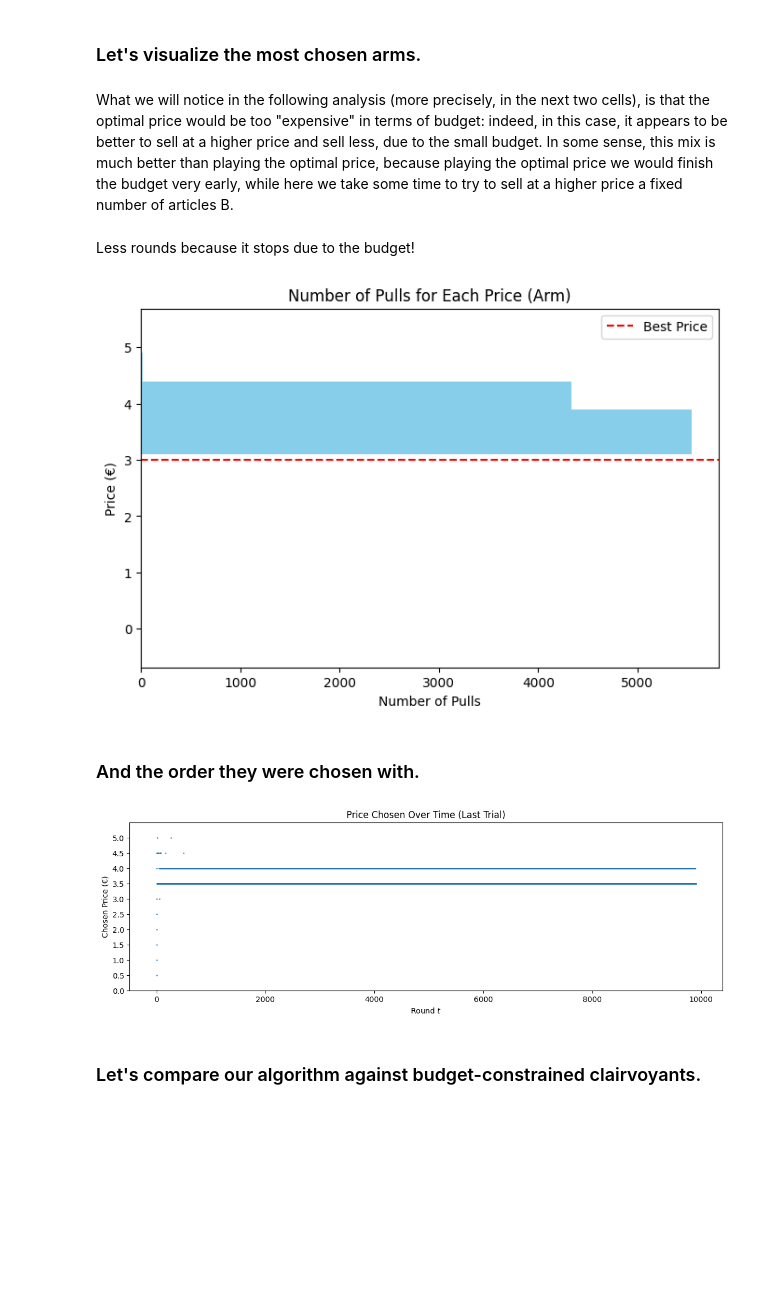
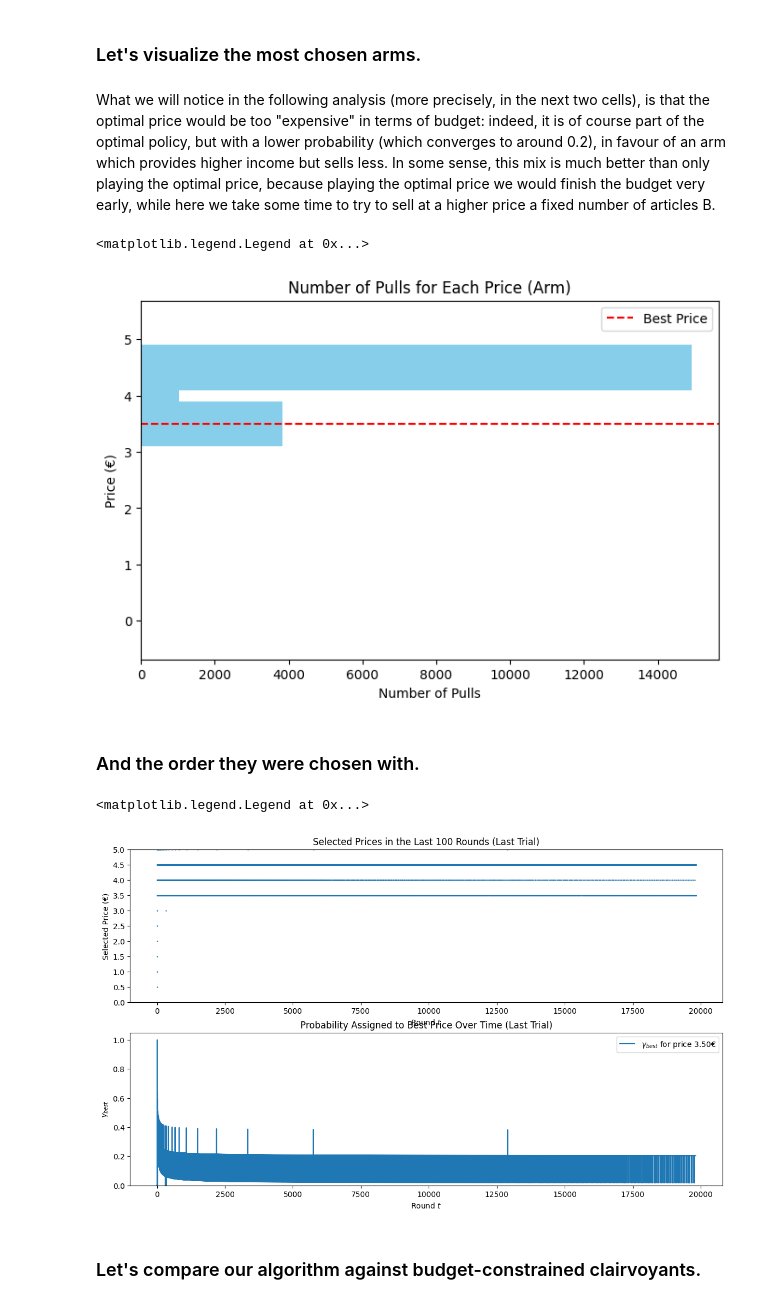
Before and after one commit to peetceenatoo/online-learning, a Jupyter notebook: R1.ipynb, the cells around one changed output. Drawn from its saved outputs; the diff is of its cells as text; code cells hidden in the pictures; blank space fills up the shorter version.

```diff
--- a/R1.ipynb
+++ b/R1.ipynb
@@ -175,3 +194,0 @@ Set up environment and agent.
-# %%
-# Initialize the stochastic environment
-env = PricingEnvironmentSingleProduct(cost=cost, mean_valuation=value, std_valuation=std_valuation, buyers_per_round=buyers_per_round)
@@ -343,15 +384,16 @@ inventory_per_trial = []
 expected_clairvoyant_rewards = np.repeat(best_expected_profit, T)
 
 for seed in range(n_trials):
-    np.random.seed(seed)    # Keep seed for reproducibility of each trial's sequence
+    np.random.seed(seed)
 
     # To visualize the chosen arms on the last trial
     if seed == n_trials - 1:
         actions_in_time = []
         gamma_best_trace = []
 
-    # Create environment
-    env = PricingEnvironmentSingleProduct(cost=cost, mean_valuation=value, std_valuation=std_valuation, buyers_per_round=buyers_per_round)
+    # Create environment using new valuations
+    valuations = np.random.normal(loc=value, scale=1.0, size=buyers_per_round)
+    env = PricingEnvironmentSingleProduct(valuations=valuations, cost=cost)
 
     # Initialize
     ucb_like_agent = UCBLikeInventoryAgent(K=K, B=B, T=T, range=1)
@@ -376,7 +418,7 @@ for seed in range(n_trials):
         # To visualize the chosen arms on the last trial
         if seed == n_trials - 1:
             actions_in_time.append(P[pi_t])
-            gamma_best_trace.append(gamma[best_expected_index])
+            gamma_best_trace.append(gamma[best_realized_index])
 
         # Otherwise, proceed
         p_t = P[pi_t]
@@ -390,8 +432,13 @@ for seed in range(n_trials):
     regret_per_trial.append(cumulative_regret)
     inventory_per_trial.append(inventory_trace)
 
+    # Print progress every 5% of trials
+    if (seed + 1) % 5 == 0:
+        print(f"Progress: {((seed + 1) / n_trials) * 100:.0f}% completed")
+
 # --- Compute stats ---
 average_regret = np.mean(regret_per_trial, axis=0)
+regret_sd = np.std(regret_per_trial, axis=0)
 
 average_inventory = np.mean(inventory_per_trial, axis=0)
 inventory_used = B - average_inventory  # cumulative consumption
@@ -401,6 +448,7 @@ fig, (ax1, ax2) = plt.subplots(1, 2, figsize=(14, 5))
 
 # Regret plot
 ax1.plot(np.arange(T), average_regret, label='Avg Regret')
+ax1.fill_between(np.arange(T), average_regret - regret_sd / np.sqrt(n_trials), average_regret + regret_sd / np.sqrt(n_trials), alpha=0.3, label='Uncertainty')
 ax1.set_title('Cumulative Regret')
 ax1.set_xlabel('$t$')
 ax1.set_ylabel('Regret')
@@ -418,39 +486,46 @@ ax2.legend()
 # %% [markdown]
 ### Let's visualize the most chosen arms.
 # %% [markdown]
-What we will notice in the following analysis (more precisely, in the next two cells), is that the optimal price would be too "expensive" in terms of budget: indeed, in this case, it appears to be better to sell at a higher price and sell less, due to the small budget. In some sense, this mix is much better than playing the optimal price, because playing the optimal price we would finish the budget very early, while here we take some time to try to sell at a higher price a fixed number of articles B.
+What we will notice in the following analysis (more precisely, in the next two cells), is that the optimal price would be too "expensive" in terms of budget: indeed, it is of course part of the optimal policy, but with a lower probability (which converges to around 0.2), in favour of an arm which provides higher income but sells less. In some sense, this mix is much better than only playing the optimal price, because playing the optimal price we would finish the budget very early, while here we take some time to try to sell at a higher price a fixed number of articles B.
-# %% [markdown]
-Less rounds because it stops due to the budget!
 # %%
 # --- Chosen arms on the alst trial ---
 plt.figure(figsize=(8, 5))
-plt.barh(P, ucb_like_agent.N_pulls, color='skyblue')
-plt.axhline(P[best_expected_index], color='red', linestyle='--', label='Best Price')
+plt.barh(P, ucb_like_agent.N_pulls, color='skyblue')  # Usa i prezzi come y invece degli indici
+plt.axhline(P[best_realized_index], color='red', linestyle='--', label='Best Price')  # Linea orizzontale al prezzo migliore
 plt.xlabel('Number of Pulls')
 plt.ylabel('Price (€)')
 plt.title('Number of Pulls for Each Price (Arm)')
-_ = plt.legend()
+plt.legend()
 # %% [output]
+<matplotlib.legend.Legend at 0x...>
-[figure, old version]
+[figure, new version]
 # %% [markdown]
 ### And the order they were chosen with.
 # %%
-if 'actions_in_time' in locals() and actions_in_time:
-    rounds_last = np.arange(len(actions_in_time))
-else:
-    rounds_last = np.array([])
+# Take the enumeration of the rounds
+rounds_last = np.arange(len(actions_in_time))
 
-fig, ax1 = plt.subplots(1, 1, figsize=(14, 4))
+# --- Plot: Selected Prices and Gamma for the Best Price ---
+fig, (ax1, ax2) = plt.subplots(2, 1, figsize=(14, 8), sharex=False)
 
+# Top: selected prices
 ax1.plot(rounds_last, actions_in_time, '.', markersize=2, alpha=0.7)
-ax1.set_title("Price Chosen Over Time (Last Trial)")
+ax1.set_title("Selected Prices in the Last 100 Rounds (Last Trial)")
 ax1.set_xlabel("Round $t$")
-ax1.set_ylabel("Chosen Price (€)")
+ax1.set_ylabel("Selected Price (€)")
 ax1.set_yticks(np.arange(0, 5.5, 0.5))
-ax1.set_ylim(0, max_p + price_step)
-plt.show()
+ax1.set_ylim(0, 5)
+
+# Bottom: gamma for the best price
+ax2.plot(rounds_last, gamma_best_trace, linewidth=1.5, label=f"$\gamma_{{best}}$ for price {P[best_realized_index]:.2f}€")
+ax2.set_title("Probability Assigned to Best Price Over Time (Last Trial)")
+ax2.set_xlabel("Round $t$")
+ax2.set_ylabel(f"$\gamma_{{best}}$")
+ax2.set_ylim(0, 1.05)
+ax2.legend()
 # %% [output]
+<matplotlib.legend.Legend at 0x...>
-[figure, old version]
+[figure, new version]
 # %% [markdown]
 ### Let's compare our algorithm against budget-constrained clairvoyants.
 # %% [markdown]
```
Also changed, not shown: parts of 17 cells of this notebook.
